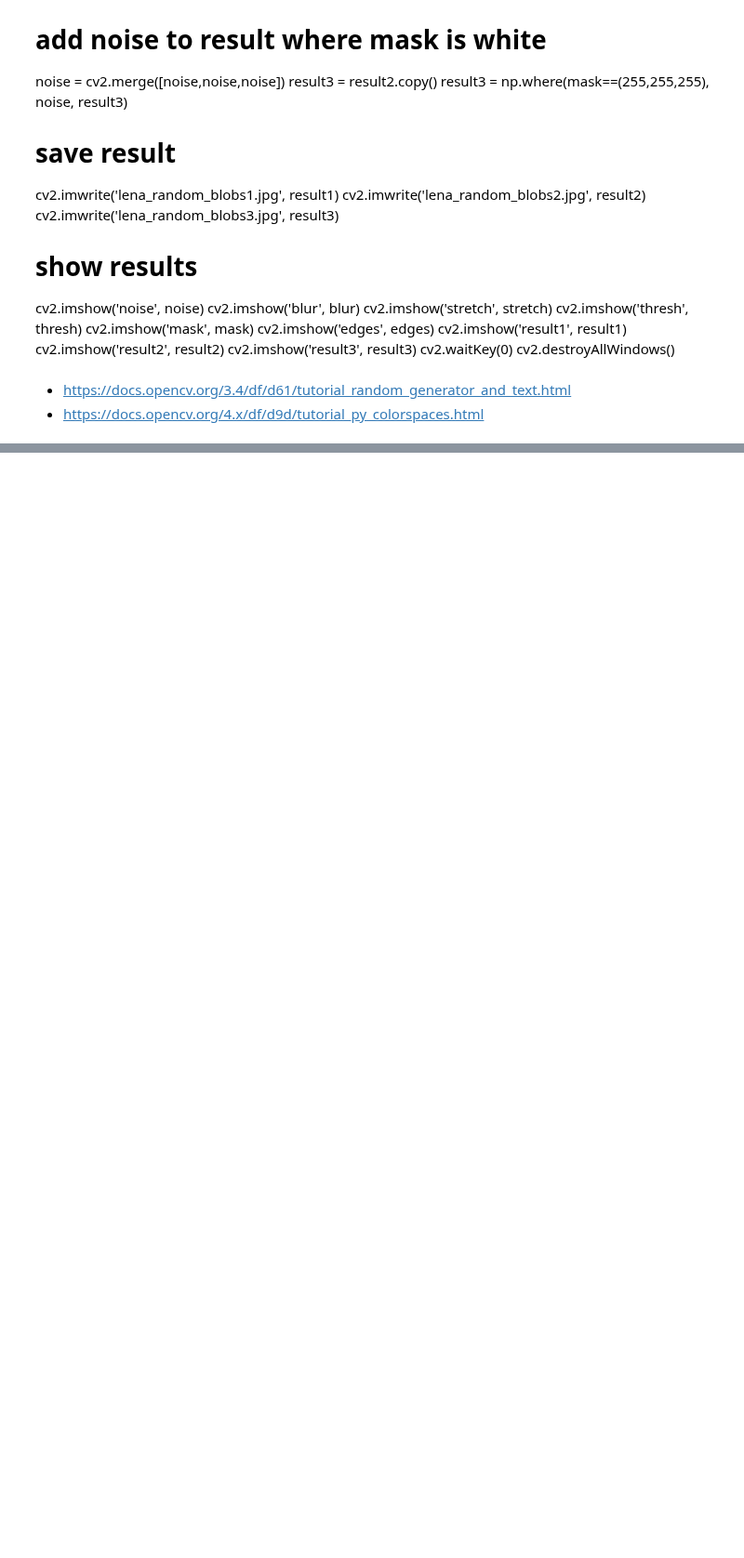
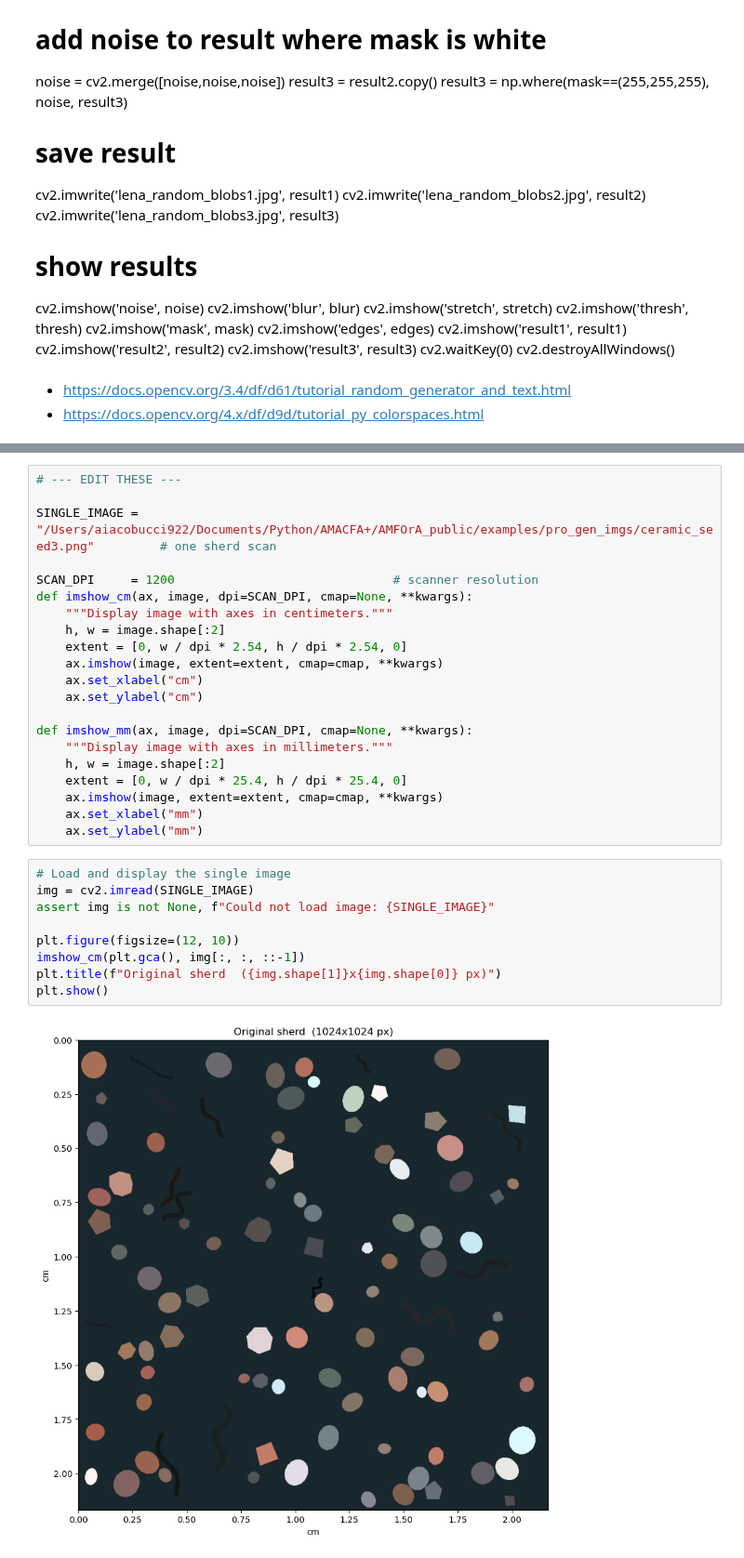
Before and after one commit to aleciaco/AMFOrA_public, a Jupyter notebook: examples/pro_gen_images.ipynb, the cells around one changed output, grey strips where cells are left out. Shown at 93% size. Cells and saved outputs as stored; diff of their text form; blank space fills up the shorter version.

```diff
--- a/examples/pro_gen_images.ipynb
+++ b/examples/pro_gen_images.ipynb
@@ -304,0 +441,32 @@ plt.show()
+# %%
+# --- EDIT THESE ---
+
+SINGLE_IMAGE = "/Users/aiacobucci922/Documents/Python/AMACFA+/AMFOrA_public/examples/pro_gen_imgs/ceramic_seed3.png"         # one sherd scan
+
+SCAN_DPI     = 1200                              # scanner resolution
+def imshow_cm(ax, image, dpi=SCAN_DPI, cmap=None, **kwargs):
+    """Display image with axes in centimeters."""
+    h, w = image.shape[:2]
+    extent = [0, w / dpi * 2.54, h / dpi * 2.54, 0]
+    ax.imshow(image, extent=extent, cmap=cmap, **kwargs)
+    ax.set_xlabel("cm")
+    ax.set_ylabel("cm")
+
+def imshow_mm(ax, image, dpi=SCAN_DPI, cmap=None, **kwargs):
+    """Display image with axes in millimeters."""
+    h, w = image.shape[:2]
+    extent = [0, w / dpi * 25.4, h / dpi * 25.4, 0]
+    ax.imshow(image, extent=extent, cmap=cmap, **kwargs)
+    ax.set_xlabel("mm")
+    ax.set_ylabel("mm")
+# %%
+# Load and display the single image
+img = cv2.imread(SINGLE_IMAGE)
+assert img is not None, f"Could not load image: {SINGLE_IMAGE}"
+
+plt.figure(figsize=(12, 10))
+imshow_cm(plt.gca(), img[:, :, ::-1])
+plt.title(f"Original sherd  ({img.shape[1]}x{img.shape[0]} px)")
+plt.show()
+# %% [output]
+[figure, added]
```
Also changed, not shown: parts of 12 cells of this notebook, 2 other files.
